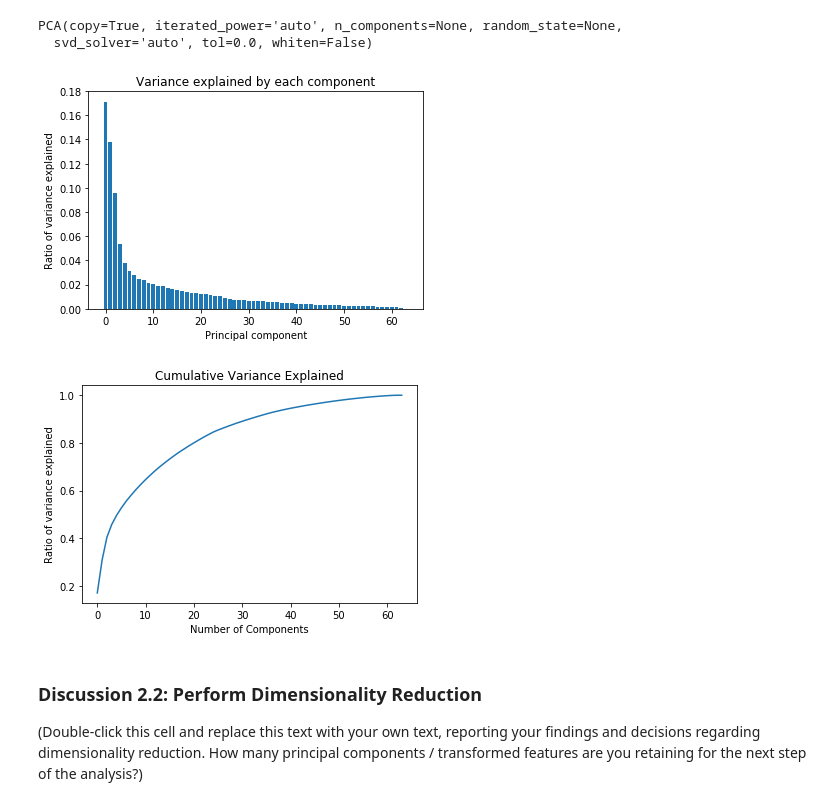
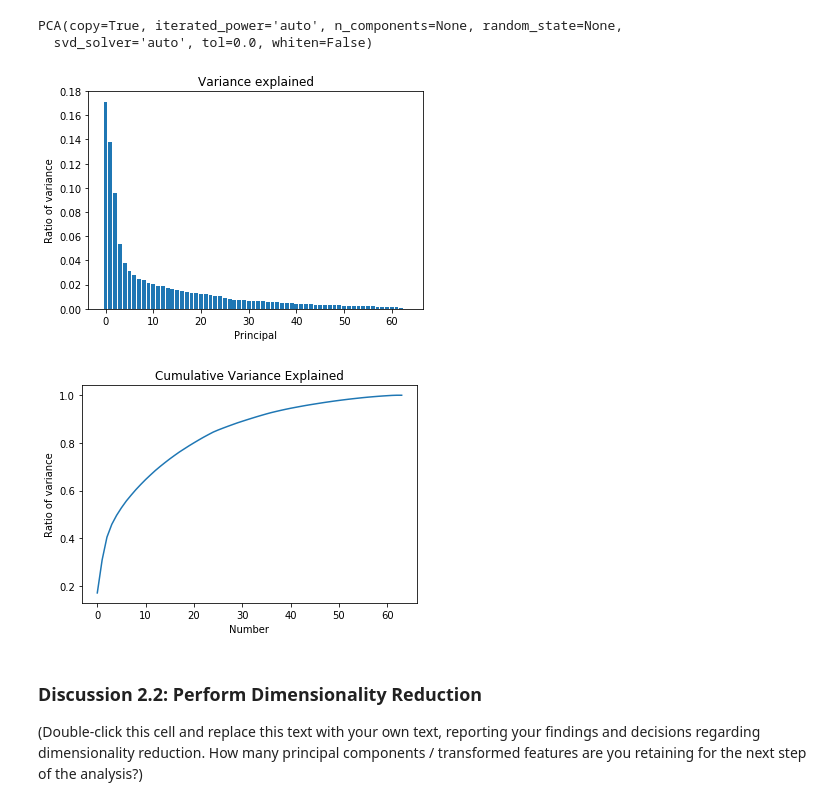
Before and after one commit to charlieporth1/Identify_Customer_Segments, a Jupyter notebook: Identify_Customer_Segments.ipynb, the cells around one changed output. Drawn from its saved outputs; the diff is of its cells as text; code cells hidden in the pictures.

```diff
--- a/Identify_Customer_Segments.ipynb
+++ b/Identify_Customer_Segments.ipynb
@@ -302,31 +317,35 @@ There are a handful of features that are marked as "mixed" in the feature summar
 Be sure to check `Data_Dictionary.md` for the details needed to finish these tasks.
 # %%
 # Investigate "PRAEGENDE_JUGENDJAHRE" and engineer two new variables.
-azdias_clean['DECADE'] = azdias_clean['PRAEGENDE_JUGENDJAHRE']
-azdias_clean['MOVEMENT'] = azdias_clean['PRAEGENDE_JUGENDJAHRE']
+def azdias_data_clean_1(azdias_data_clean):
+    azdias_data_clean['DECADE'] = azdias_data_clean['PRAEGENDE_JUGENDJAHRE']
+    azdias_data_clean['MOVEMENT'] = azdias_data_clean['PRAEGENDE_JUGENDJAHRE']
 
-decade_dict = {1:1, 2:1, 3:2, 4:2, 5:3, 6:3, 7:3, 8:4, 9:4, 10:5, 11:5, 12:5, 13:5, 14:6, 15:6}
-movement_dict = {1:1, 2:0, 3:1, 4:0, 5:1, 6:0, 7:0, 8:1, 9:0, 10:1, 11:0, 12:1, 13:0, 14:1, 15:0}
+    decade_dict = {1:1, 2:1, 3:2, 4:2, 5:3, 6:3, 7:3, 8:4, 9:4, 10:5, 11:5, 12:5, 13:5, 14:6, 15:6}
+    movement_dict = {1:1, 2:0, 3:1, 4:0, 5:1, 6:0, 7:0, 8:1, 9:0, 10:1, 11:0, 12:1, 13:0, 14:1, 15:0}
 
-azdias_clean['DECADE'].replace(decade_dict, inplace=True)
-azdias_clean['MOVEMENT'].replace(movement_dict, inplace=True)
+    azdias_data_clean['DECADE'].replace(decade_dict, inplace=True)
+    azdias_data_clean['MOVEMENT'].replace(movement_dict, inplace=True)
+    return azdias_data_clean
+azdias_clean = azdias_data_clean(azdias_clean)
 # %%
 # Investigate "CAMEO_INTL_2015" and engineer two new variables.
+def azdias_data_clean_2(azdias_data_clean):
+    azdias_data_clean['WEALTH'] = azdias_data_clean['CAMEO_INTL_2015']
+    azdias_data_clean['LIFE_STAGE'] = azdias_data_clean['CAMEO_INTL_2015']
 
-azdias_clean['WEALTH'] = azdias_clean['CAMEO_INTL_2015']
-azdias_clean['LIFE_STAGE'] = azdias_clean['CAMEO_INTL_2015']
-
-wealth_dict = {'11':1, '12':1, '13':1, '14':1, '15':1, '21':2, '22':2, '23':2, '24':2, '25':2,
+    wealth_dict = {'11':1, '12':1, '13':1, '14':1, '15':1, '21':2, '22':2, '23':2, '24':2, '25':2,
                '31':3, '32':3, '33':3, '34':3, '35':3, '41':4, '42':4, '43':4, '44':4, '45':4,
                '51':5, '52':5, '53':5, '54':5, '55':5}
 
-life_stage_dict = {'11':1, '12':2, '13':3, '14':4, '15':5, '21':1, '22':2, '23':3, '24':4, '25':5,
+    life_stage_dict = {'11':1, '12':2, '13':3, '14':4, '15':5, '21':1, '22':2, '23':3, '24':4, '25':5,
                    '31':1, '32':2, '33':3, '34':4, '35':5, '41':1, '42':2, '43':3, '44':4, '45':5,
                    '51':1, '52':2, '53':3, '54':4, '55':5}
+
+    azdias_data_clean['WEALTH'].replace(wealth_dict, inplace=True)
+    azdias_data_clean['LIFE_STAGE'].replace(life_stage_dict, inplace=True)
+
+    return azdias_data_clean
-# %%
-
-azdias_clean['WEALTH'].replace(wealth_dict, inplace=True)
-azdias_clean['LIFE_STAGE'].replace(life_stage_dict, inplace=True)
 # %% [markdown]
 #### Discussion 1.2.2: Engineer Mixed-Type Features
 
@@ -490,19 +493,19 @@ PCA(copy=True, iterated_power='auto', n_components=None, random_state=None,
 # %%
 # Investigate the variance accounted for by each principal component.
 plt.bar(range(len(pca.explained_variance_ratio_)), pca.explained_variance_ratio_)
-plt.title("Variance explained by each component")
-plt.xlabel("Principal component")
-plt.ylabel("Ratio of variance explained")
+plt.title("Variance explained")
+plt.xlabel("Principal")
+plt.ylabel("Ratio of variance")
 plt.show()
 
 plt.plot(range(len(pca.explained_variance_ratio_)),np.cumsum(pca.explained_variance_ratio_), '-')
 plt.title("Cumulative Variance Explained")
-plt.xlabel("Number of Components")
-plt.ylabel("Ratio of variance explained")
+plt.xlabel("Number")
+plt.ylabel("Ratio of variance")
 plt.show()
 # %% [output]
-[figure, old version]
+[figure, new version]
-[figure, old version]
+[figure, new version]
 # %%
 # Re-apply PCA to the data while selecting for number of components to retain.
 
```
Also changed, not shown: parts of 31 cells of this notebook, 1 other file.
